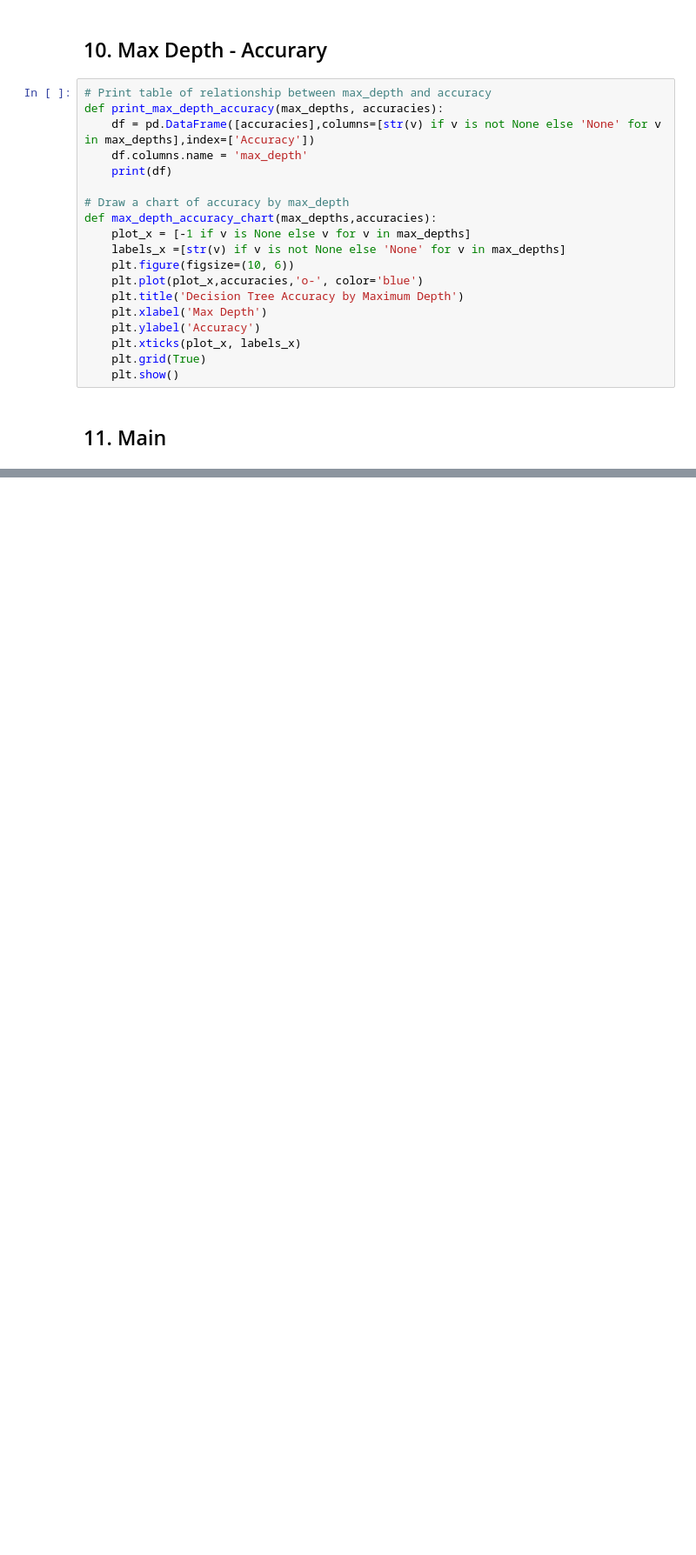
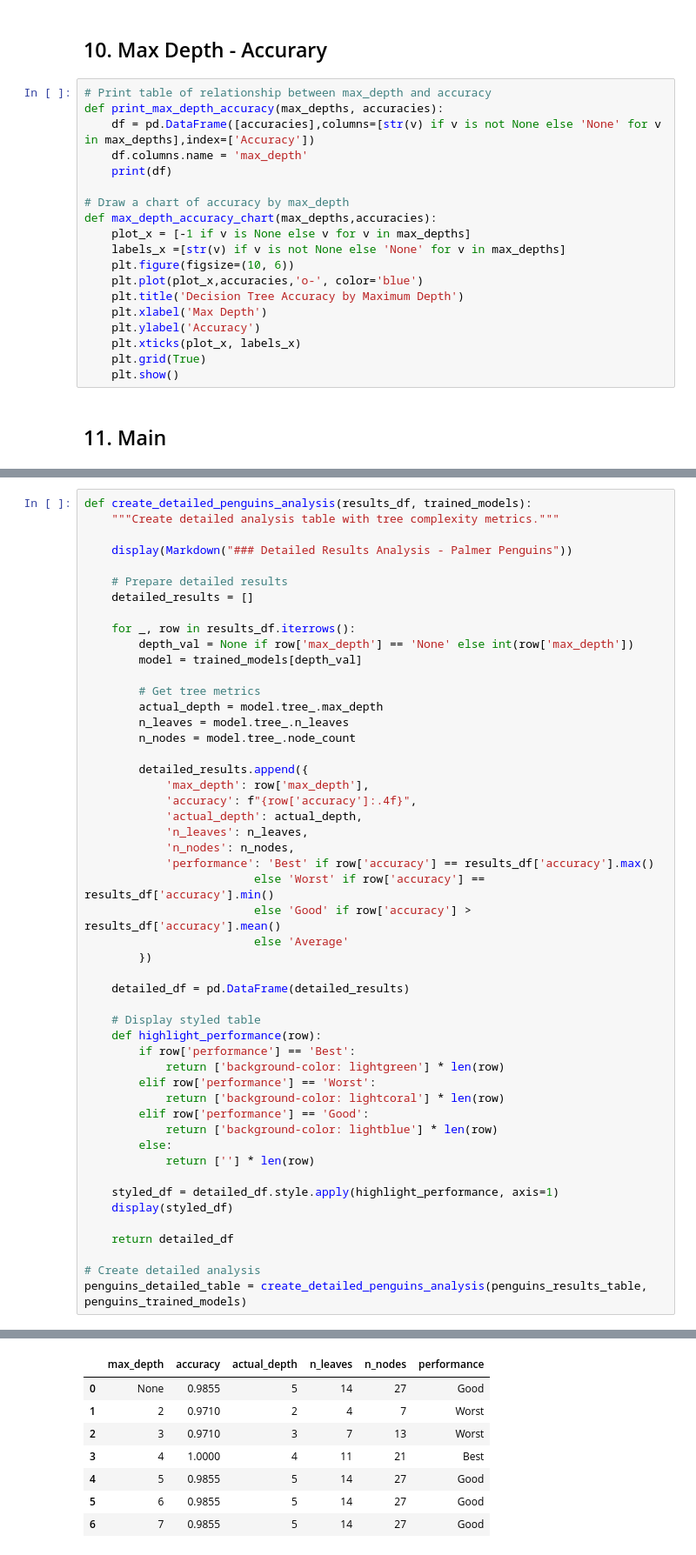
Before and after one commit to LTVINH24/CSTTNTPROJECT2, a Jupyter notebook: notebooks/palmer_penguins_notebook.ipynb, the cells around one changed output, grey strips where cells are left out. Shown at 87% size. Cells and saved outputs as stored; diff of their text form; blank space fills up the shorter version.

```diff
--- a/notebooks/palmer_penguins_notebook.ipynb
+++ b/notebooks/palmer_penguins_notebook.ipynb
@@ -191,0 +338,51 @@ weighted avg       0.97      0.97      0.97       207
+# %%
+def create_detailed_penguins_analysis(results_df, trained_models):
+    """Create detailed analysis table with tree complexity metrics."""
+
+    display(Markdown("### Detailed Results Analysis - Palmer Penguins"))
+
+    # Prepare detailed results
+    detailed_results = []
+
+    for _, row in results_df.iterrows():
+        depth_val = None if row['max_depth'] == 'None' else int(row['max_depth'])
+        model = trained_models[depth_val]
+
+        # Get tree metrics
+        actual_depth = model.tree_.max_depth
+        n_leaves = model.tree_.n_leaves
+        n_nodes = model.tree_.node_count
+
+        detailed_results.append({
+            'max_depth': row['max_depth'],
+            'accuracy': f"{row['accuracy']:.4f}",
+            'actual_depth': actual_depth,
+            'n_leaves': n_leaves,
+            'n_nodes': n_nodes,
+            'performance': 'Best' if row['accuracy'] == results_df['accuracy'].max()
+                         else 'Worst' if row['accuracy'] == results_df['accuracy'].min()
+                         else 'Good' if row['accuracy'] > results_df['accuracy'].mean()
+                         else 'Average'
+        })
+
+    detailed_df = pd.DataFrame(detailed_results)
+
+    # Display styled table
+    def highlight_performance(row):
+        if row['performance'] == 'Best':
+            return ['background-color: lightgreen'] * len(row)
+        elif row['performance'] == 'Worst':
+            return ['background-color: lightcoral'] * len(row)
+        elif row['performance'] == 'Good':
+            return ['background-color: lightblue'] * len(row)
+        else:
+            return [''] * len(row)
+
+    styled_df = detailed_df.style.apply(highlight_performance, axis=1)
+    display(styled_df)
+
+    return detailed_df
+
+# Create detailed analysis
+penguins_detailed_table = create_detailed_penguins_analysis(penguins_results_table, penguins_trained_models)
+# %% [output]
@@ -191,0 +390,8 @@ weighted avg       0.97      0.97      0.97       207
+|  | max_depth | accuracy | actual_depth | n_leaves | n_nodes | performance |
+| 0 | None | 0.9855 | 5 | 14 | 27 | Good |
+| 1 | 2 | 0.9710 | 2 | 4 | 7 | Worst |
+| 2 | 3 | 0.9710 | 3 | 7 | 13 | Worst |
+| 3 | 4 | 1.0000 | 4 | 11 | 21 | Best |
+| 4 | 5 | 0.9855 | 5 | 14 | 27 | Good |
+| 5 | 6 | 0.9855 | 5 | 14 | 27 | Good |
+| 6 | 7 | 0.9855 | 5 | 14 | 27 | Good |
```
Also changed, not shown: parts of 12 cells of this notebook, 2 other files.
